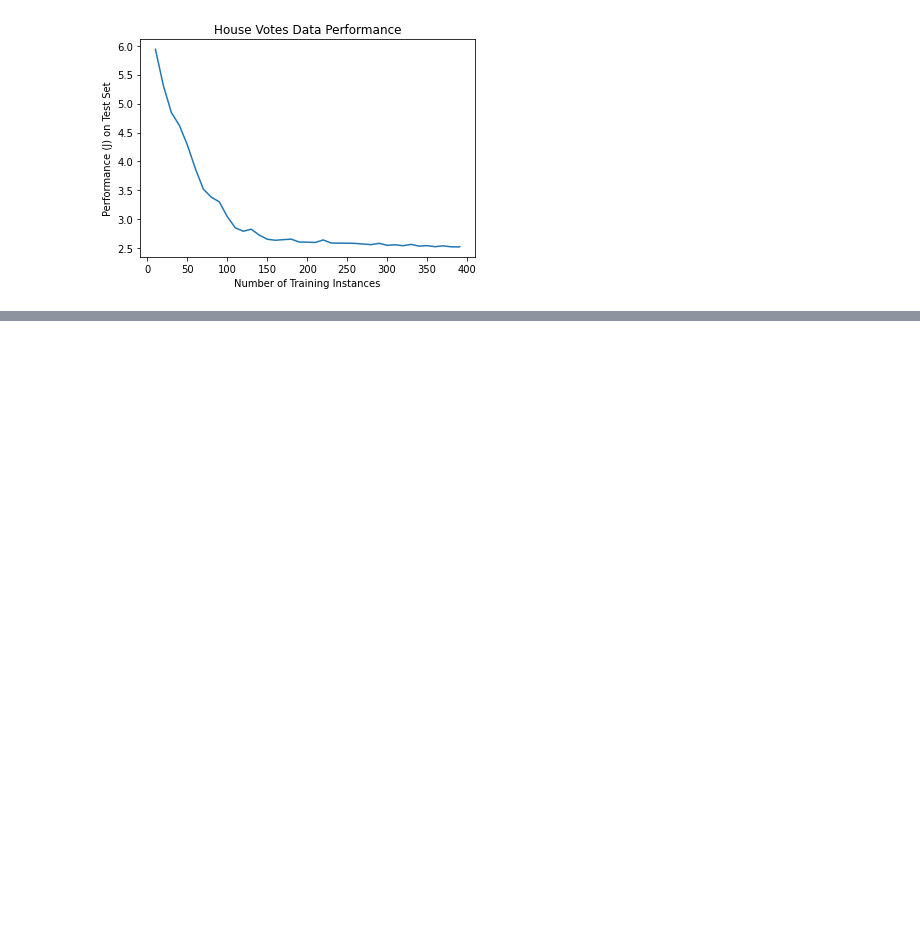
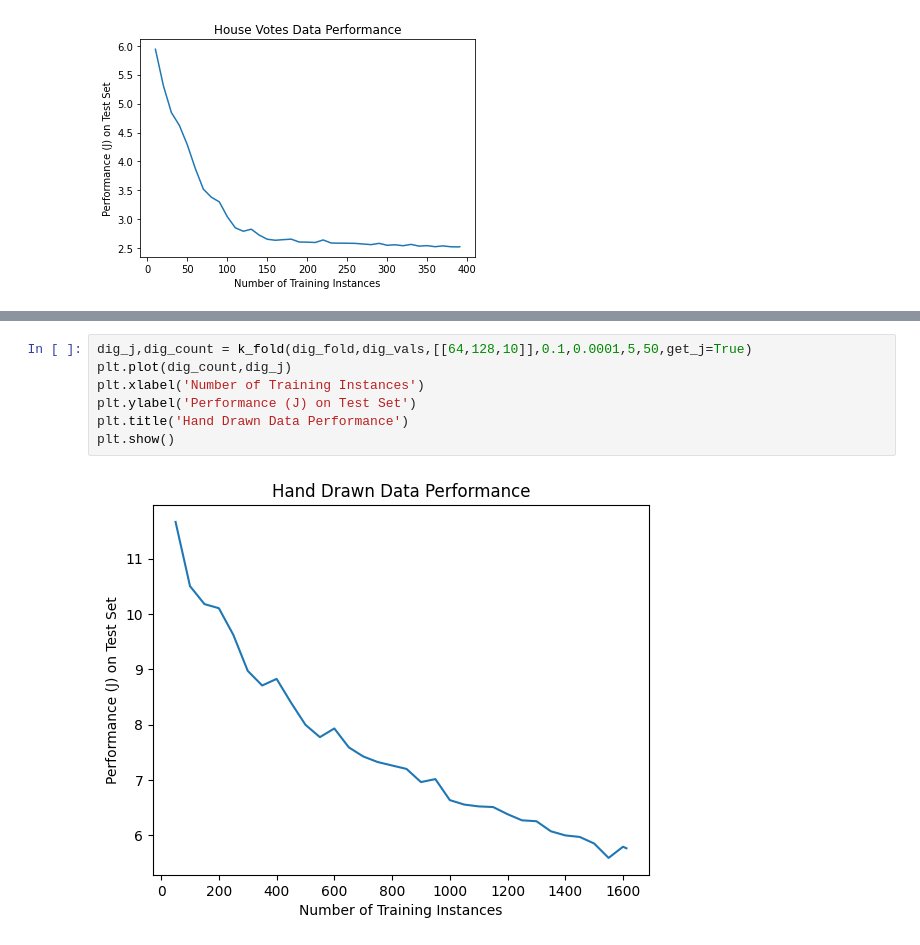
Before and after one commit to Andrei-Treil/CS589-Neural-Net, a Jupyter notebook: hw4.ipynb, the cells around one changed output, grey strips where cells are left out. Drawn from its saved outputs; the diff is of its cells as text; blank space fills up the shorter version.

```diff
--- a/hw4.ipynb
+++ b/hw4.ipynb
@@ -524,0 +611,9 @@ plt.show()
+# %%
+dig_j,dig_count = k_fold(dig_fold,dig_vals,[[64,128,10]],0.1,0.0001,5,50,get_j=True)
+plt.plot(dig_count,dig_j)
+plt.xlabel('Number of Training Instances')
+plt.ylabel('Performance (J) on Test Set')
+plt.title('Hand Drawn Data Performance')
+plt.show()
+# %% [output]
+[figure, added]
```
Also changed, not shown: parts of 3 cells of this notebook.
